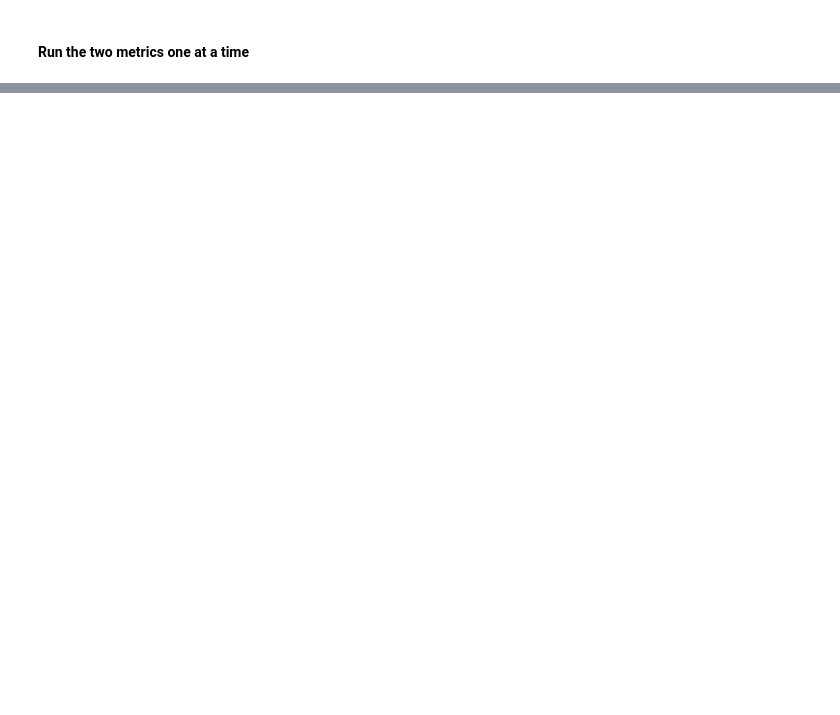
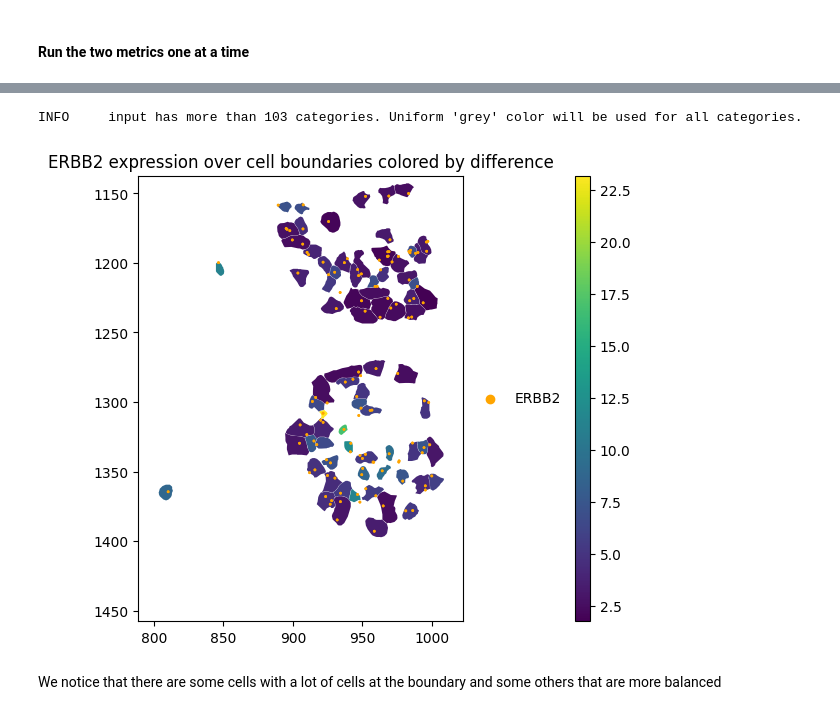
Before and after one commit to LazDaria/SegTraQ, a Jupyter notebook: docs/notebooks/point_statistics.ipynb, the cells around one changed output, grey strips where cells are left out. Saved outputs shown, nothing was run; the diff lists cells and outputs as text; code cells hidden in the pictures; blank space fills up the shorter version.

```diff
--- a/docs/notebooks/point_statistics.ipynb
+++ b/docs/notebooks/point_statistics.ipynb
@@ -55,0 +72,32 @@ sdata["table"].obs[sdata["table"].obs["distance_ERBB2"].notna()]
+# %%
+import spatialdata_plot as sdata_plot
+
+gene_name = "ERBB2"
+# %%
+import copy
+
+sdata_plot = copy.deepcopy(sdata)
+sdata_plot["table"] = sdata_plot["table"][sdata_plot["table"].obs["distance_ERBB2"].notna()]
+# %%
+# link annotations with cell boundaries
+sdata_plot.tables["table"].obs["region"] = "cell_boundaries"
+sdata_plot.set_table_annotates_spatialelement("table", region="cell_boundaries")
+# %%
+sdata_plot.pl.render_shapes(
+    "cell_boundaries",
+    color="distance_ERBB2",
+).pl.render_points(
+    "transcripts",
+    color="feature_name",
+    groups=gene_name,
+    palette="orange",
+).pl.show(
+    title=f"{gene_name} expression over cell boundaries colored by difference",
+    coordinate_systems="global",
+    figsize=(10, 5),
+)
+# %% [output]
+INFO     input has more than 103 categories. Uniform 'grey' color will be used for all categories.
+[figure, added]
+# %% [markdown]
+We notice that there are some cells with a lot of cells at the boundary and some others that are more balanced
```
Also changed, not shown: parts of 17 cells of this notebook, 1 other file.
